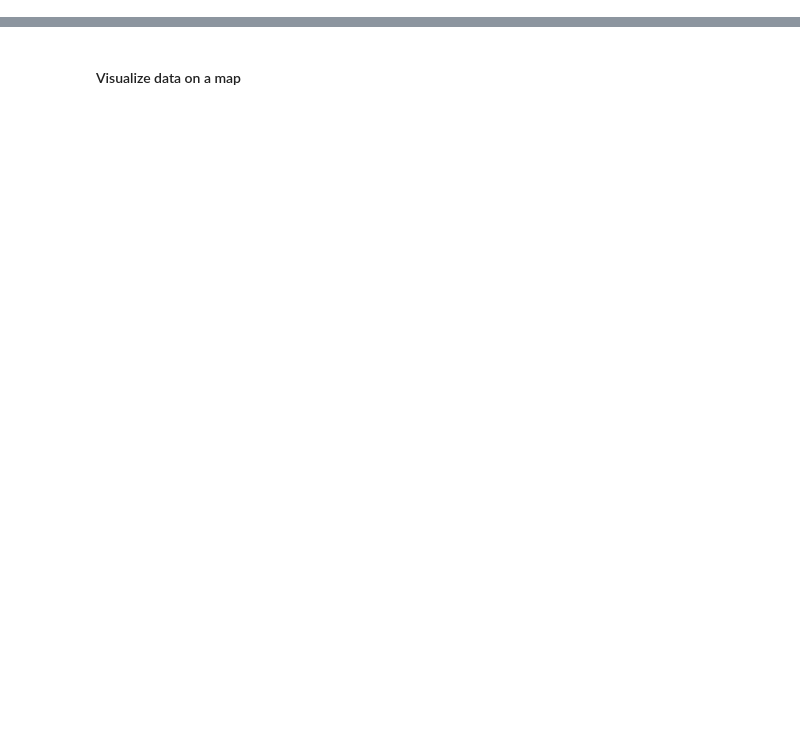
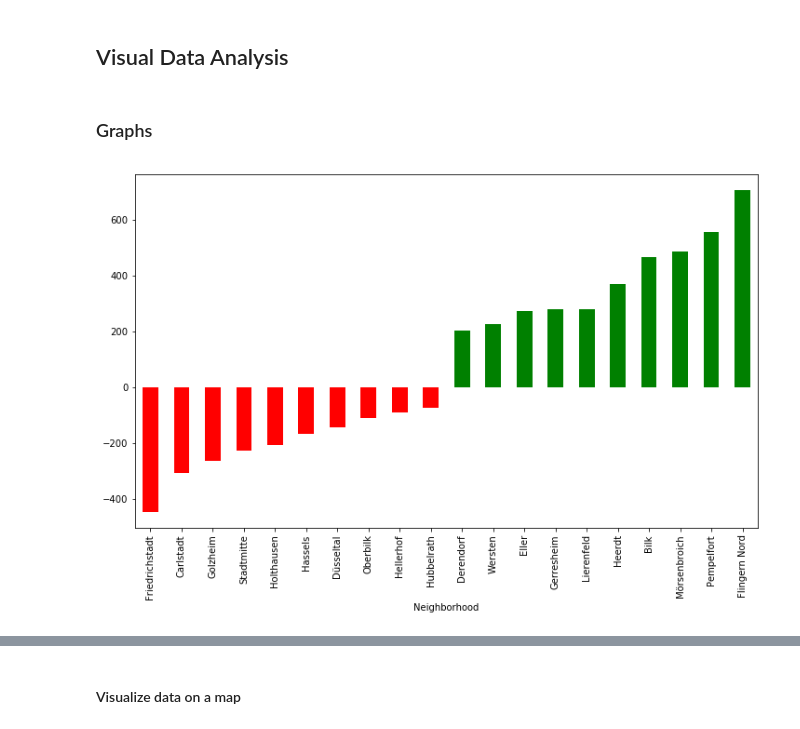
Before and after one commit to omoell/Coursera_Capstone, a Jupyter notebook: coursera_final_capstone.ipynb, the cells around one changed output, grey strips where cells are left out. Cells and saved outputs as stored; diff of their text form; code cells hidden in the pictures; blank space fills up the shorter version.

```diff
--- a/coursera_final_capstone.ipynb
+++ b/coursera_final_capstone.ipynb
@@ -173,0 +218,11 @@ On average less than 1% of popluation is missing, with a maximum value of 12% in
+# %%
+moves = (move_in[['Total']].join(move_out[['Total']], lsuffix='_In', rsuffix='_Out')
+                           .assign(Total_Net=lambda x: x['Total_In'] - x['Total_Out'])
+                           .rename(columns={'Total_In': 'Moving In',
+                                            'Total_Out': 'Moving Out',
+                                            'Total_Net': 'Movings'
+                                           })
+        )
+
+print(moves.shape)
+moves.head()
@@ -173,0 +251,7 @@ On average less than 1% of popluation is missing, with a maximum value of 12% in
+# %%
+dus_data_full = (neighborhoods.join(residentials)
+                              .reset_index(drop=False)
+                              .merge(moves, how='inner', left_on='Residential Area ID', right_on='Residential Area ID')
+                )
+
+dus_data_full.head()
@@ -173,0 +266,10 @@ On average less than 1% of popluation is missing, with a maximum value of 12% in
+# %%
+dus_data = (dus_data_full.pivot_table(index=['Neighborhood ID', 'Neighborhood'], values=['Moving In', 'Moving Out', 'Movings'], aggfunc=np.sum)
+                         .reset_index(drop=False)
+                         .merge(population, how='inner', on='Neighborhood ID')
+                         .merge(neighborhoods['Neighborhood Geometry'], how='inner', on='Neighborhood ID')
+           )
+
+print(type(dus_data))
+print(dus_data.shape)
+dus_data.head()
@@ -173,0 +305,22 @@ On average less than 1% of popluation is missing, with a maximum value of 12% in
+# %% [markdown]
+## Visual Data Analysis
+# %% [markdown]
+### Graphs
+# %%
+top = 10
+top_bottom = np.r_[0:top, -top:0]
+
+dus_top_bottom = dus_data.sort_values(by='Movings', ascending=True).iloc[top_bottom]
+pos_neg = (dus_top_bottom['Movings'] > 0).map({True: 'g', False: 'r'})
+
+fig = plt.figure(figsize=(12,7))
+ax0 = fig.add_subplot(111)
+dus_top_bottom.plot(kind='bar',
+                    x='Neighborhood',
+                    y='Movings',
+                    legend=False,
+                    color=pos_neg,
+                    ax=ax0
+                   );
+# %% [output]
+[figure, added]
```
Also changed, not shown: parts of 59 cells of this notebook, 12 other files.
